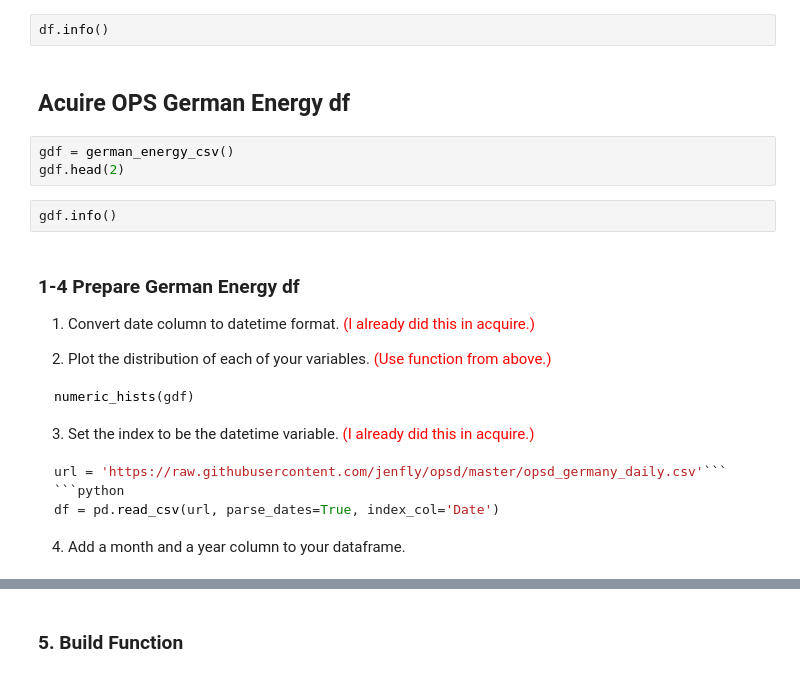
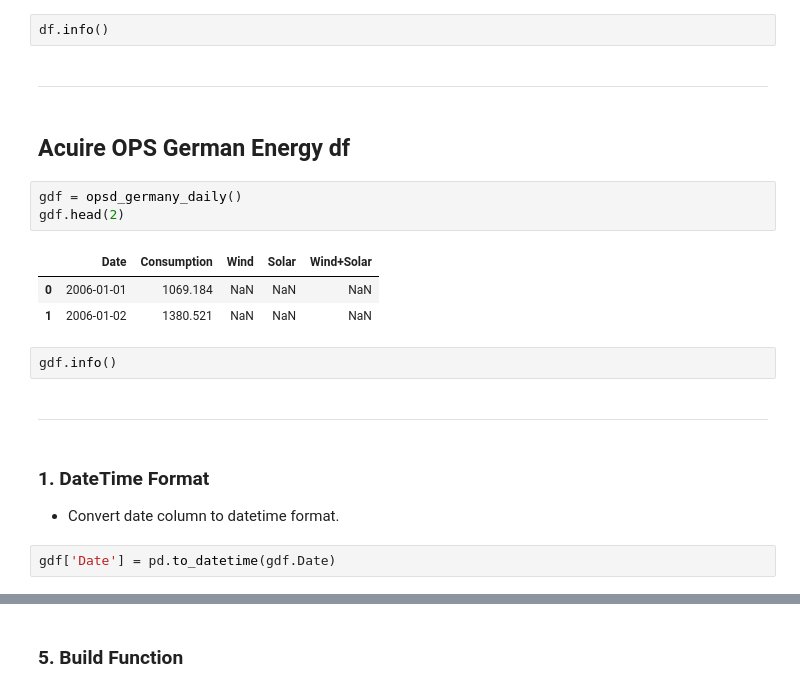
Before and after one commit to faithkane3/time_series, a Jupyter notebook: ts_prepare.ipynb, the cells around one changed output, grey strips where cells are left out. Cells and saved outputs as stored; diff of their text form.

````diff
--- a/ts_prepare.ipynb
+++ b/ts_prepare.ipynb
@@ -218,32 +236,24 @@ df = prepped_store_df()
 df.head(2)
 # %%
 df.info()
+# %% [markdown]
+___
 # %% [markdown]
 ## Acuire OPS German Energy df
 # %%
-gdf = german_energy_csv()
+gdf = opsd_germany_daily()
 gdf.head(2)
+# %% [output]
+|  | Date | Consumption | Wind | Solar | Wind+Solar |
+| 0 | 2006-01-01 | 1069.184 | NaN | NaN | NaN |
+| 1 | 2006-01-02 | 1380.521 | NaN | NaN | NaN |
 # %%
 gdf.info()
-# %% [markdown]
-### 1-4 Prepare German Energy df
-
-1. Convert date column to datetime format. <font color=red>(I already did this in acquire.)</font>
-
-
-2. Plot the distribution of each of your variables. <font color=red>(Use function from above.)</font>
-
-```python
-numeric_hists(gdf)
-```
-
-3. Set the index to be the datetime variable. <font color=red>(I already did this in acquire.)</font>
-
-```python
-url = 'https://raw.githubusercontent.com/jenfly/opsd/master/opsd_germany_daily.csv'```
-```python
-df = pd.read_csv(url, parse_dates=True, index_col='Date')
-```
-
-
-4. Add a month and a year column to your dataframe.
+# %% [markdown]
+___
+# %% [markdown]
+### 1. DateTime Format
+
+- Convert date column to datetime format.
+# %%
+gdf['Date'] = pd.to_datetime(gdf.Date)
````
Also changed, not shown: parts of 36 cells of this notebook, 2 other files.
